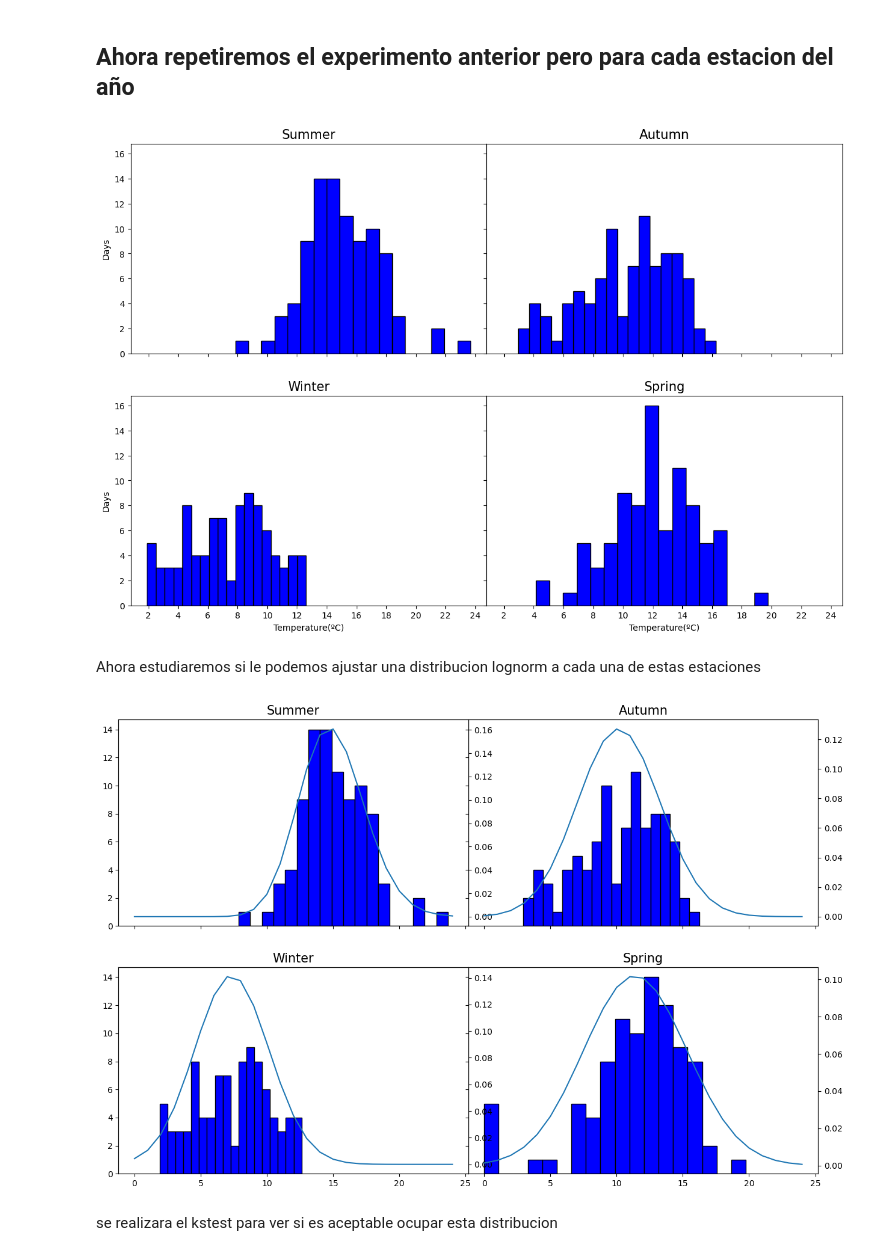
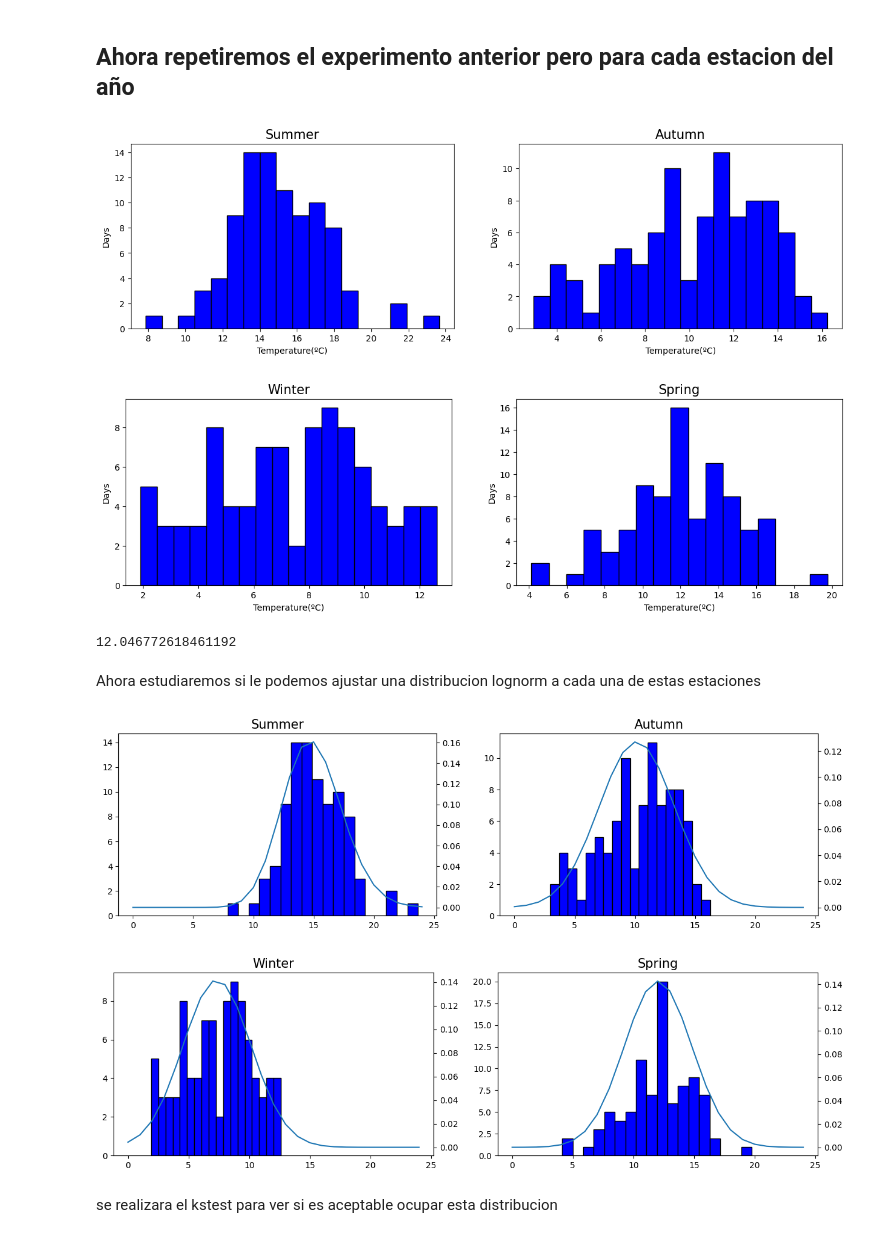
Before and after one commit to Spun1/INFO-274, a Jupyter notebook: lab3/Laboratorio3_2020.ipynb, the cells around one changed output. Saved outputs shown, nothing was run; the diff lists cells and outputs as text; code cells hidden in the pictures.

```diff
--- a/lab3/Laboratorio3_2020.ipynb
+++ b/lab3/Laboratorio3_2020.ipynb
@@ -692,31 +692,35 @@ De esto ultimo podemos ver que se acepta la hipotesis 1 (datos1) y se rechaza la
 # %%
 Summer = temperature.set_index('day').loc['01-01-2019':'03-20-2019'].append(temperature.set_index('day').loc['12-21-2019':'12-31-2019'])
 Autumn = temperature.set_index('day').loc['03-21-2019':'06-20-2019']
 Winter = temperature.set_index('day').loc['06-21-2019':'09-20-2019']
 Spring = temperature.set_index('day').loc['09-21-2019':'12-20-2019']
 #Seasons histograms
-fig, ax = plt.subplots(2, 2,figsize=(15, 10), dpi=100, sharex=True, sharey=True, gridspec_kw={'wspace': 0})
+fig, ax = plt.subplots(1, 2,figsize=(15, 4), dpi=100 )
+fig, ax1 = plt.subplots(1, 2,figsize=(15, 4), dpi=100)
 
 # Make the histogram using matplotlib, bins must be integet
-ax[0,0].hist(Summer['Ts_Valor'], color = 'blue', edgecolor = 'black', bins=(Summer['Ts_Valor'].count()//5))
-ax[0,0].set_title('Summer', fontsize=15)
-ax[0,1].hist(Autumn['Ts_Valor'], color = 'blue', edgecolor = 'black', bins=(Autumn['Ts_Valor'].count()//5))
-ax[0,1].set_title('Autumn', fontsize=15)
-ax[1,0].hist(Winter['Ts_Valor'], color = 'blue', edgecolor = 'black', bins=(Winter['Ts_Valor'].count()//5))
-ax[1,0].set_title('Winter', fontsize=15)
-ax[1,1].hist(Spring['Ts_Valor'], color = 'blue', edgecolor = 'black', bins=(Spring['Ts_Valor'].count()//5))
-ax[1,1].set_title('Spring', fontsize=15)
+ax[0].hist(Summer['Ts_Valor'], color = 'blue', edgecolor = 'black', bins=(Summer['Ts_Valor'].count()//5))
+ax[0].set_title('Summer', fontsize=15)
+ax[1].hist(Autumn['Ts_Valor'], color = 'blue', edgecolor = 'black', bins=(Autumn['Ts_Valor'].count()//5))
+ax[1].set_title('Autumn', fontsize=15)
+ax1[0].hist(Winter['Ts_Valor'], color = 'blue', edgecolor = 'black', bins=(Winter['Ts_Valor'].count()//5))
+ax1[0].set_title('Winter', fontsize=15)
+ax1[1].hist(Spring['Ts_Valor'], color = 'blue', edgecolor = 'black', bins=(Spring['Ts_Valor'].count()//5))
+ax1[1].set_title('Spring', fontsize=15)
 
 for a in ax.flat:
     a.set(xlabel='Temperature(ºC)', ylabel='Days')
+for a1 in ax1.flat:
+    a1.set(xlabel='Temperature(ºC)', ylabel='Days')
 
-for a in ax.flat:
-    a.label_outer()
-
-plt.setp(ax, xticks=range(2, 25, 2), yticks=range(0, 18, 2))
 plt.show()
 # %% [output]
-[figure, old version]
+[figure, new version]
+[figure, added]
+# %%
+np.mean(Spring['Ts_Valor'])
+# %% [output]
+12.046772618461192
 # %% [markdown]
 Ahora estudiaremos si le podemos ajustar una distribucion lognorm a cada una de estas estaciones
 # %%
@@ -727,11 +731,12 @@ for i in range(0, len(Spring['Ts_Valor'])):
 # %%
 #Seasons histograms
-fig, ax = plt.subplots(2, 2,figsize=(15, 10), dpi=100, sharex=True, sharey=True, gridspec_kw={'wspace': 0})
+fig, ax = plt.subplots(1, 2,figsize=(15, 4), dpi=100)
+fig, ax1 = plt.subplots(1, 2,figsize=(15, 4), dpi=100)
 
 # SUMMER
-ax[0,0].hist(Summer['Ts_Valor'], color = 'blue', edgecolor = 'black', bins=(Summer['Ts_Valor'].count()//5))
-ax[0,0].set_title('Summer', fontsize=15)
-ax2 = ax[0,0].twinx();
+ax[0].hist(Summer['Ts_Valor'], color = 'blue', edgecolor = 'black', bins=(Summer['Ts_Valor'].count()//5))
+ax[0].set_title('Summer', fontsize=15)
+ax2 = ax[0].twinx();
 args_summer = scipy.stats.lognorm.fit(Summer['Ts_Valor'])
 vec = list(range(25))
 pvec = []
@@ -740,9 +745,9 @@ for i in vec:
 ax2.plot(vec,pvec);
 
 #AUTUMN
-ax[0,1].hist(Autumn['Ts_Valor'], color = 'blue', edgecolor = 'black', bins=(Autumn['Ts_Valor'].count()//5))
-ax[0,1].set_title('Autumn', fontsize=15)
-ax2 = ax[0,1].twinx();
+ax[1].hist(Autumn['Ts_Valor'], color = 'blue', edgecolor = 'black', bins=(Autumn['Ts_Valor'].count()//5))
+ax[1].set_title('Autumn', fontsize=15)
+ax2 = ax[1].twinx();
 args_autumn = scipy.stats.lognorm.fit(Autumn['Ts_Valor'])
 vec = list(range(25))
 pvec = []
@@ -751,9 +756,9 @@ for i in vec:
 ax2.plot(vec,pvec);
 
 #WINTER
-ax[1,0].hist(Winter['Ts_Valor'], color = 'blue', edgecolor = 'black', bins=(Winter['Ts_Valor'].count()//5))
-ax[1,0].set_title('Winter', fontsize=15)
-ax2 = ax[1,0].twinx();
+ax1[0].hist(Winter['Ts_Valor'], color = 'blue', edgecolor = 'black', bins=(Winter['Ts_Valor'].count()//5))
+ax1[0].set_title('Winter', fontsize=15)
+ax2 = ax1[0].twinx();
 args_winter = scipy.stats.lognorm.fit(Winter['Ts_Valor'])
 vec = list(range(25))
 pvec = []
@@ -762,9 +767,9 @@ for i in vec:
 ax2.plot(vec,pvec);
 
 #SPRING
-ax[1,1].hist(Spring['Ts_Valor'], color = 'blue', edgecolor = 'black', bins=(Spring['Ts_Valor'].count()//5))
-ax[1,1].set_title('Spring', fontsize=15)
-ax2 = ax[1,1].twinx();
+ax1[1].hist(Spring['Ts_Valor'], color = 'blue', edgecolor = 'black', bins=(Spring['Ts_Valor'].count()//5))
+ax1[1].set_title('Spring', fontsize=15)
+ax2 = ax1[1].twinx();
 args_spring = scipy.stats.lognorm.fit(Spring['Ts_Valor'])
 vec = list(range(25))
 pvec = []
@@ -774,7 +779,8 @@ ax2.plot(vec,pvec);
 
 plt.show()
 # %% [output]
-[figure, old version]
+[figure, new version]
+[figure, added]
 # %% [markdown]
 se realizara el kstest para ver si es aceptable ocupar esta distribucion
 # %%
```
Also changed, not shown: parts of 17 cells of this notebook.
